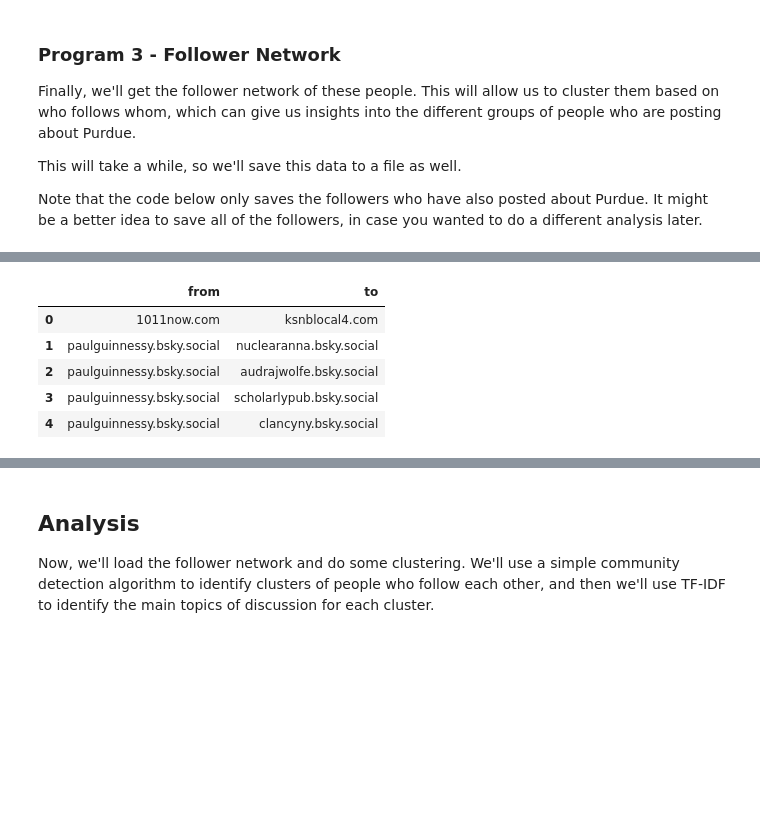
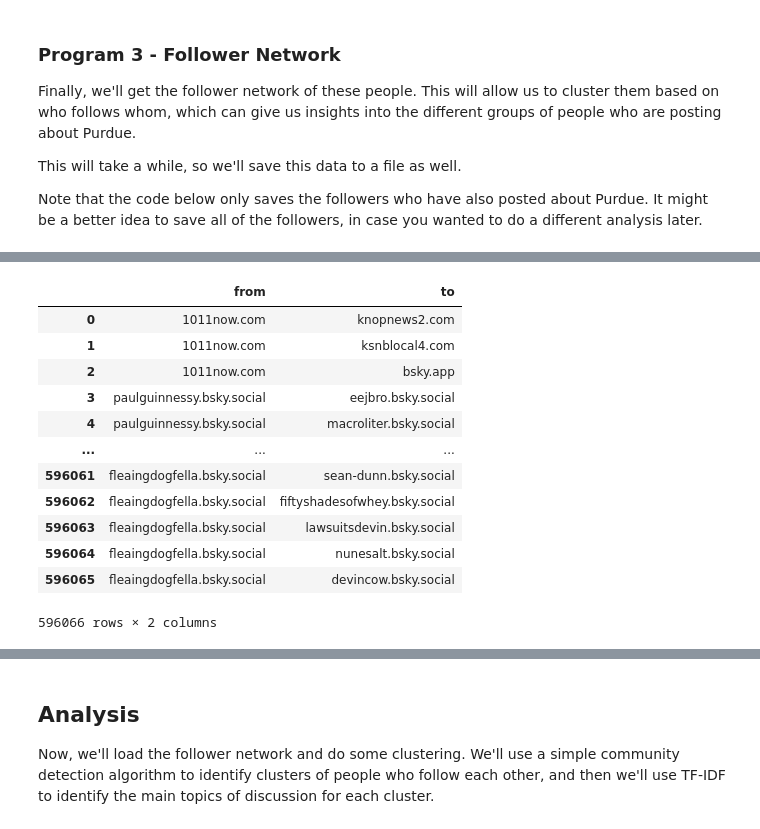
Before and after one commit to jdfoote/ipds-s26.jeremydfoote.com, a Jupyter notebook: day_9/day_9.ipynb, the cells around one changed output, grey strips where cells are left out. Saved outputs shown, nothing was run; the diff lists cells and outputs as text; code cells hidden in the pictures; blank space fills up the shorter version.

```diff
--- a/day_9/day_9.ipynb
+++ b/day_9/day_9.ipynb
@@ -269,11 +269,18 @@ Processed 950 posters out of 1000.
 Processed 1000 posters out of 1000.
 # %%
 df = pd.read_csv('follow_network.csv')
-df.head()
+df
 # %% [output]
 |  | from | to |
-| 0 | 1011now.com | ksnblocal4.com |
-| 1 | paulguinnessy.bsky.social | nuclearanna.bsky.social |
-| 2 | paulguinnessy.bsky.social | audrajwolfe.bsky.social |
-| 3 | paulguinnessy.bsky.social | scholarlypub.bsky.social |
-| 4 | paulguinnessy.bsky.social | clancyny.bsky.social |
+| 0 | 1011now.com | knopnews2.com |
+| 1 | 1011now.com | ksnblocal4.com |
+| 2 | 1011now.com | bsky.app |
+| 3 | paulguinnessy.bsky.social | eejbro.bsky.social |
+| 4 | paulguinnessy.bsky.social | macroliter.bsky.social |
+| ... | ... | ... |
+| 596061 | fleaingdogfella.bsky.social | sean-dunn.bsky.social |
+| 596062 | fleaingdogfella.bsky.social | fiftyshadesofwhey.bsky.social |
+| 596063 | fleaingdogfella.bsky.social | lawsuitsdevin.bsky.social |
+| 596064 | fleaingdogfella.bsky.social | nunesalt.bsky.social |
+| 596065 | fleaingdogfella.bsky.social | devincow.bsky.social |
+596066 rows × 2 columns
```
Also changed, not shown: parts of 11 cells of this notebook.
